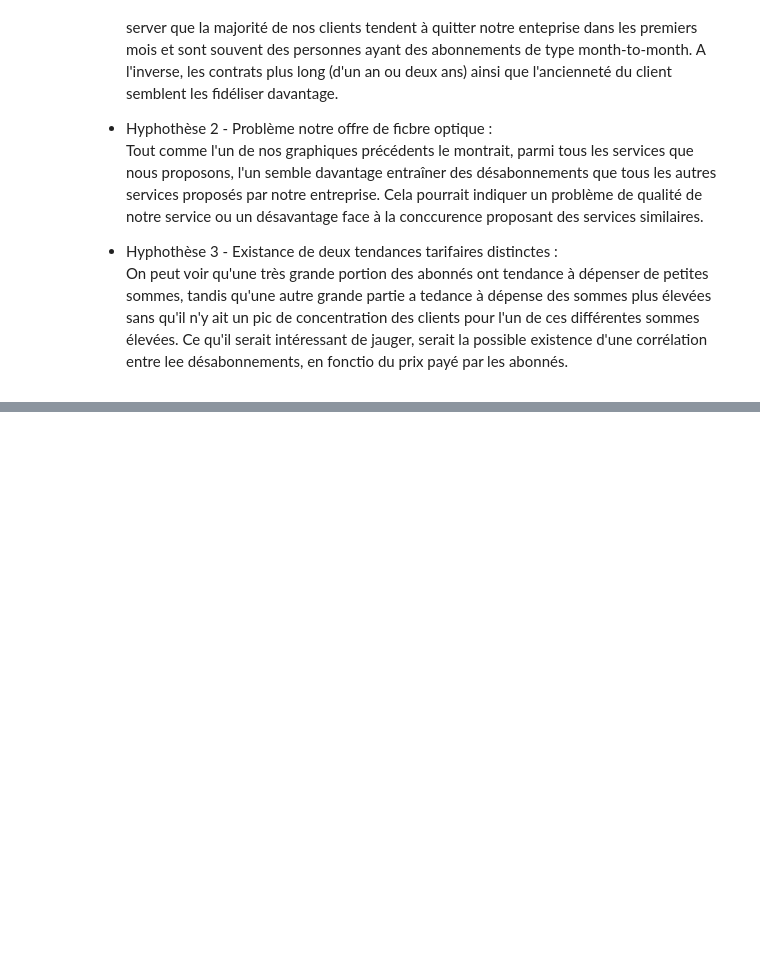
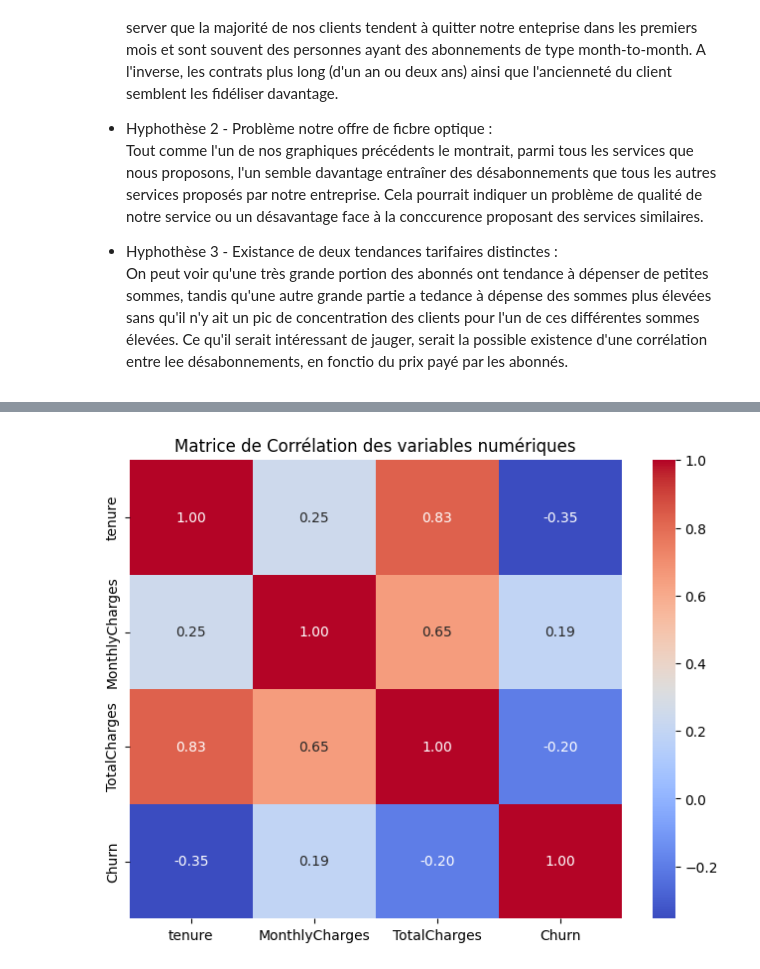
Before and after one commit to thomasripoll91-star/python_data_science, a Jupyter notebook: eda.ipynb, the cells around one changed output, grey strips where cells are left out. Saved outputs shown, nothing was run; the diff lists cells and outputs as text; code cells hidden in the pictures; blank space fills up the shorter version.

```diff
--- a/eda.ipynb
+++ b/eda.ipynb
@@ -356,0 +361,4 @@ On peut voir qu'une très grande portion des abonnés ont tendance à dépenser
+# %%
+
+# On rempllace "Yes" et "No" de Churn par 0 ou 1, le machine learning se fait via des valeurs numérioques
+df['Churn'] = df['Churn'].map({'No':0 ,'Yes': 1}).astype('category')
@@ -356,0 +512,3 @@ On peut voir qu'une très grande portion des abonnés ont tendance à dépenser
+# %%
+cols_to_drop = ['customerID', 'gender', 'PhoneService']
+df.drop(columns=cols_to_drop, inplace=True)
@@ -356,0 +521,15 @@ On peut voir qu'une très grande portion des abonnés ont tendance à dépenser
+# %%
+import seaborn as sns
+import matplotlib.pyplot as plt
+
+# Sélection des colonnes numériques uniquement
+num_cols = ['tenure', 'MonthlyCharges', 'TotalCharges', 'Churn']
+corr_matrix = df[num_cols].corr()
+
+# Affichage de la Heatmap
+plt.figure(figsize=(8, 6))
+sns.heatmap(corr_matrix, annot=True, cmap='coolwarm', fmt=".2f")
+plt.title('Matrice de Corrélation des variables numériques')
+plt.show()
+# %% [output]
+[figure, added]
```
Also changed, not shown: parts of 23 cells of this notebook.
